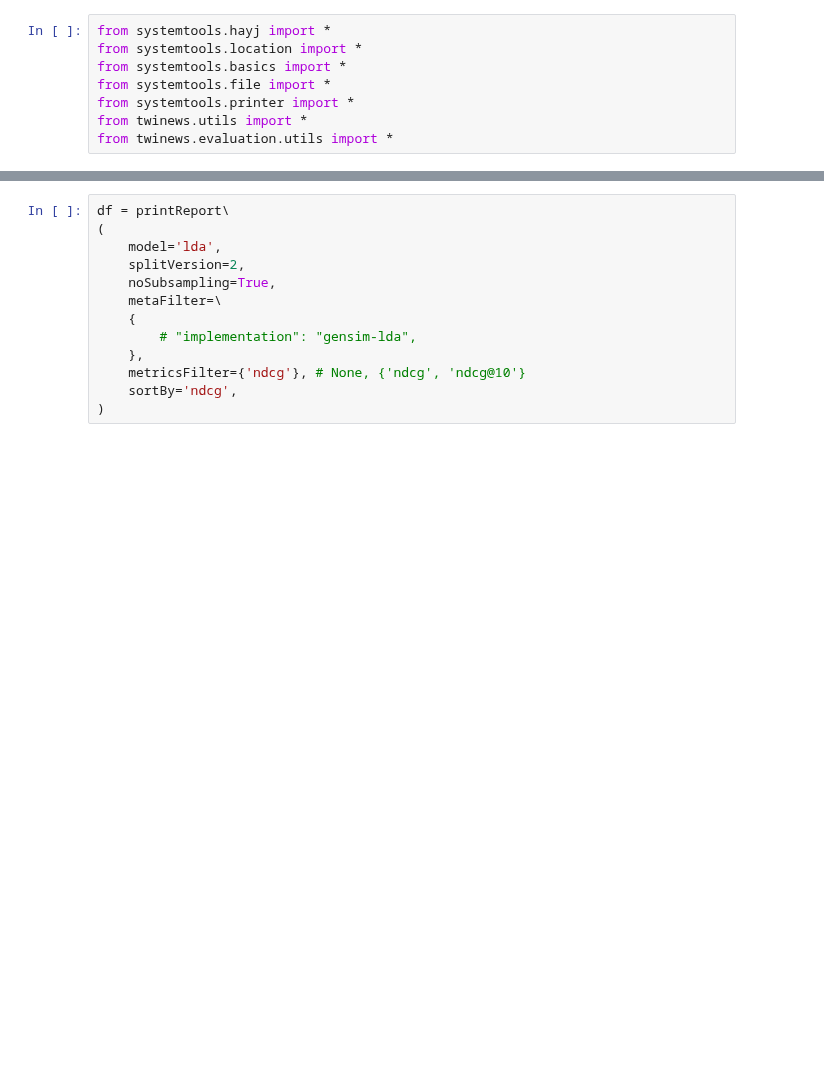
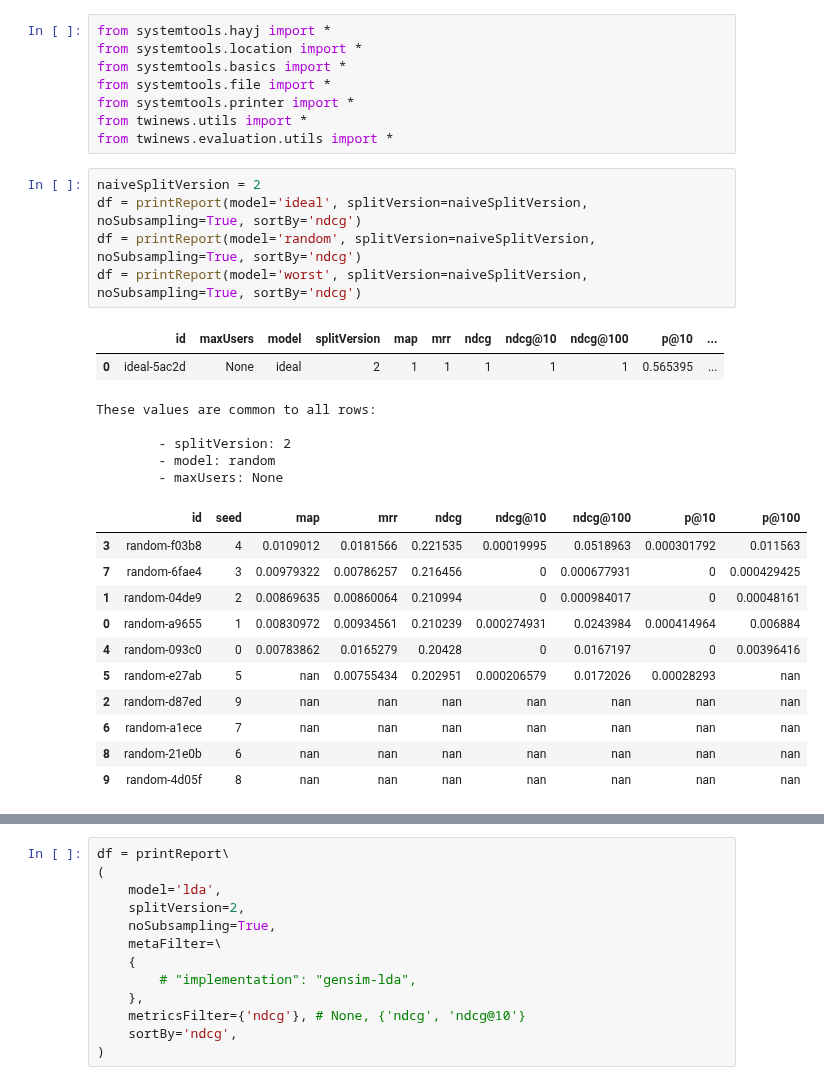
Before and after one commit to arthur-gallois/Twinews-adapted, a Jupyter notebook: twinews/evaluation/hjreport.ipynb, the cells around one changed output, grey strips where cells are left out. Saved outputs shown, nothing was run; the diff lists cells and outputs as text; blank space fills up the shorter version.

Commit message:
Ajout des baselines Worst, Ideal et Random

```diff
--- a/twinews/evaluation/hjreport.ipynb
+++ b/twinews/evaluation/hjreport.ipynb
@@ -10,3 +10,27 @@ from systemtools.file import *
 from systemtools.printer import *
 from twinews.utils import *
 from twinews.evaluation.utils import *
+# %%
+naiveSplitVersion = 2
+df = printReport(model='ideal', splitVersion=naiveSplitVersion, noSubsampling=True, sortBy='ndcg')
+df = printReport(model='random', splitVersion=naiveSplitVersion, noSubsampling=True, sortBy='ndcg')
+df = printReport(model='worst', splitVersion=naiveSplitVersion, noSubsampling=True, sortBy='ndcg')
+# %% [output]
+|  | id | maxUsers | model | splitVersion | map | mrr | ndcg | ndcg@10 | ndcg@100 | p@10 | ... |
+| 0 | ideal-5ac2d | None | ideal | 2 | 1 | 1 | 1 | 1 | 1 | 0.565395 | ... |
+These values are common to all rows:
+
+        - splitVersion: 2
+        - model: random
+        - maxUsers: None
+|  | id | seed | map | mrr | ndcg | ndcg@10 | ndcg@100 | p@10 | p@100 |
+| 3 | random-f03b8 | 4 | 0.0109012 | 0.0181566 | 0.221535 | 0.00019995 | 0.0518963 | 0.000301792 | 0.011563 |
+| 7 | random-6fae4 | 3 | 0.00979322 | 0.00786257 | 0.216456 | 0 | 0.000677931 | 0 | 0.000429425 |
+| 1 | random-04de9 | 2 | 0.00869635 | 0.00860064 | 0.210994 | 0 | 0.000984017 | 0 | 0.00048161 |
+| 0 | random-a9655 | 1 | 0.00830972 | 0.00934561 | 0.210239 | 0.000274931 | 0.0243984 | 0.000414964 | 0.006884 |
+| 4 | random-093c0 | 0 | 0.00783862 | 0.0165279 | 0.20428 | 0 | 0.0167197 | 0 | 0.00396416 |
+| 5 | random-e27ab | 5 | nan | 0.00755434 | 0.202951 | 0.000206579 | 0.0172026 | 0.00028293 | nan |
+| 2 | random-d87ed | 9 | nan | nan | nan | nan | nan | nan | nan |
+| 6 | random-a1ece | 7 | nan | nan | nan | nan | nan | nan | nan |
+| 8 | random-21e0b | 6 | nan | nan | nan | nan | nan | nan | nan |
+| 9 | random-4d05f | 8 | nan | nan | nan | nan | nan | nan | nan |
```
Also changed, not shown: parts of 2 cells of this notebook, 1 other file.
